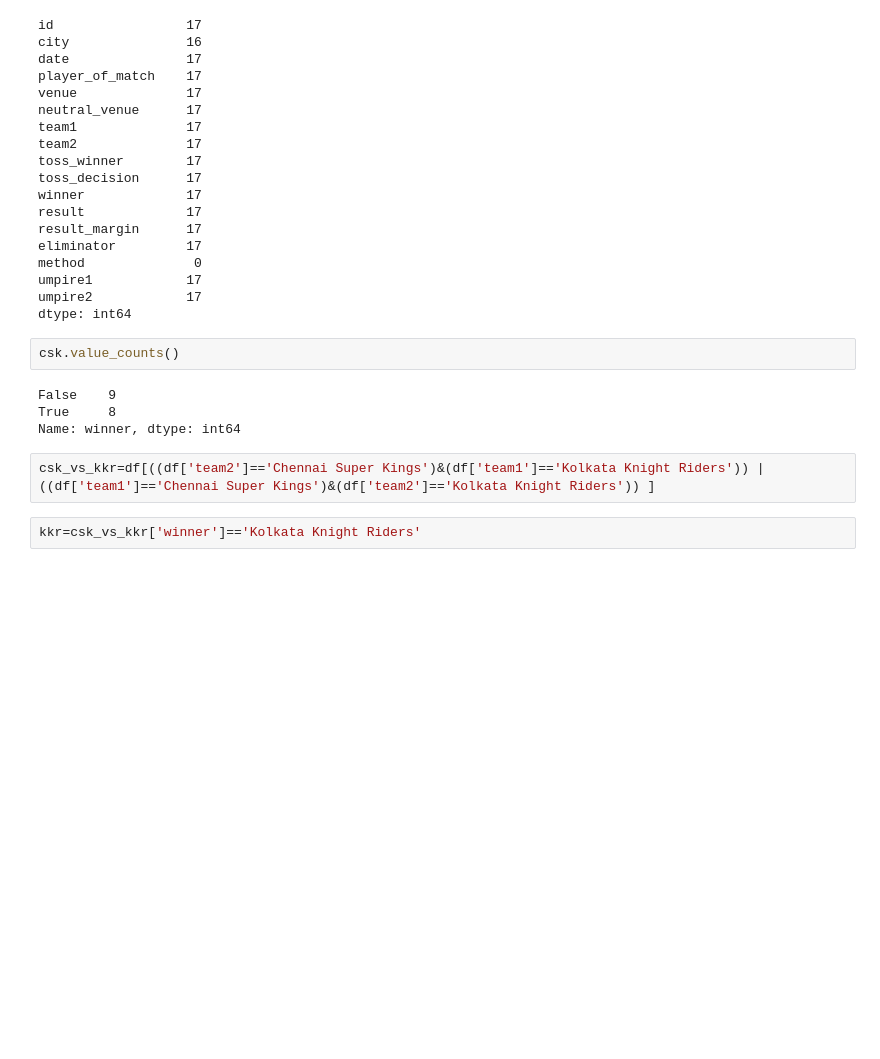
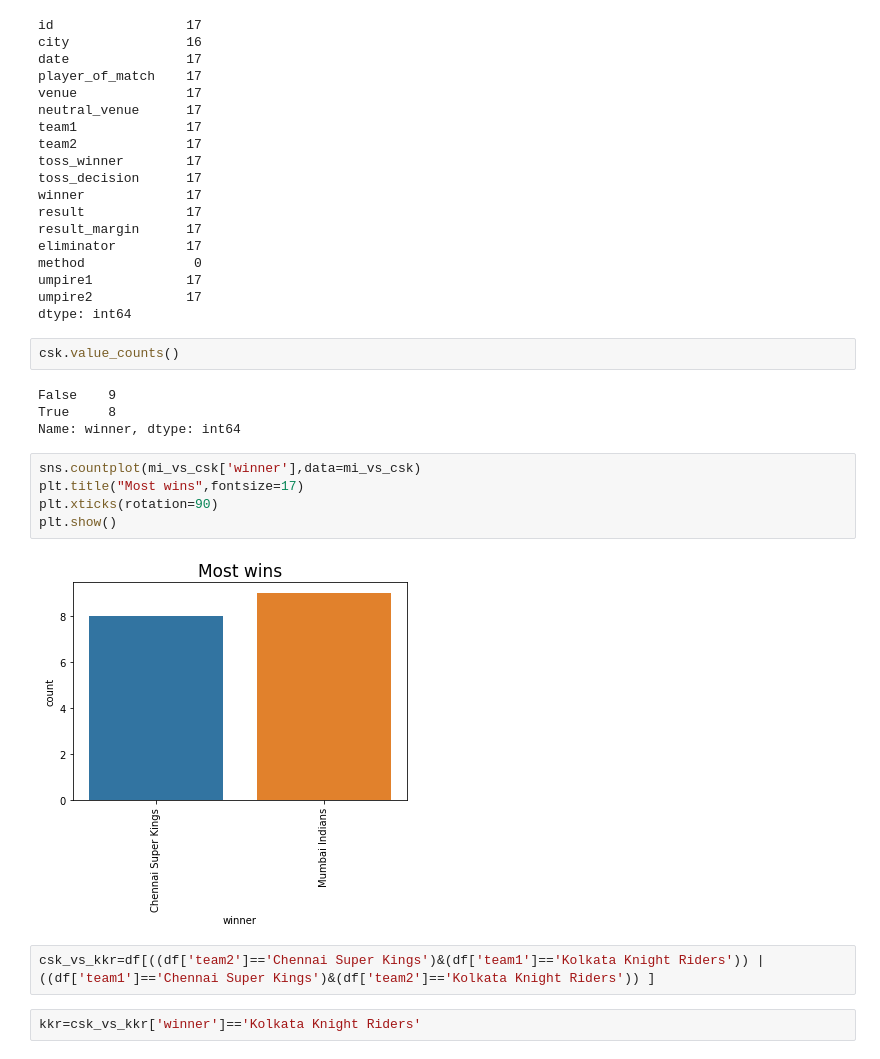
Before and after one commit to Subha-CJPR/Subha-CJPR, a Jupyter notebook: IPL.ipynb, the cells around one changed output. Saved outputs shown, nothing was run; the diff lists cells and outputs as text; blank space fills up the shorter version.

```diff
--- a/IPL.ipynb
+++ b/IPL.ipynb
@@ -152,6 +152,13 @@ csk.value_counts()
 False    9
 True     8
 Name: winner, dtype: int64
+# %%
+sns.countplot(mi_vs_csk['winner'],data=mi_vs_csk)
+plt.title("Most wins",fontsize=17)
+plt.xticks(rotation=90)
+plt.show()
+# %% [output]
+[figure, added]
 # %%
 csk_vs_kkr=df[((df['team2']=='Chennai Super Kings')&(df['team1']=='Kolkata Knight Riders')) | ((df['team1']=='Chennai Super Kings')&(df['team2']=='Kolkata Knight Riders')) ]
 # %%
```
Also changed, not shown: parts of 5 cells of this notebook.
